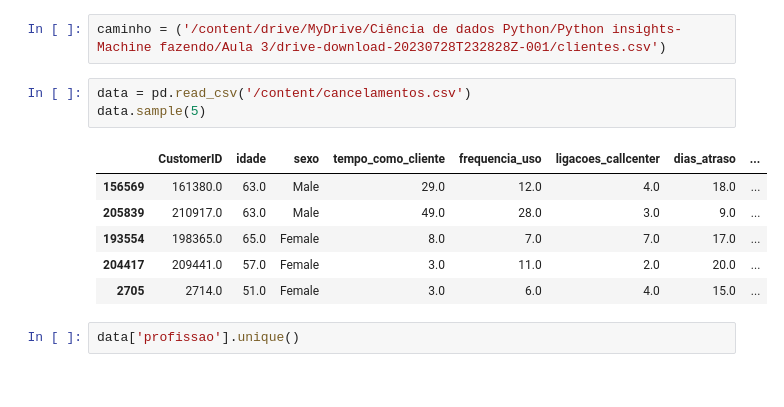
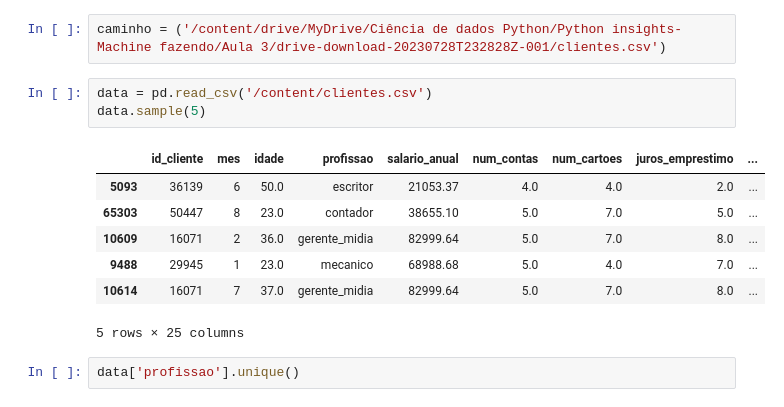
Before and after one commit to EdioHub/Score_Credito, a Jupyter notebook: Score_crédito.ipynb, the cells around one changed output. Drawn from its saved outputs; the diff is of its cells as text.

```diff
--- a/Score_crédito.ipynb
+++ b/Score_crédito.ipynb
@@ -16,15 +16,16 @@ import sklearn
 # %%
 caminho = ('/content/drive/MyDrive/Ciência de dados Python/Python insights-Machine fazendo/Aula 3/drive-download-20230728T232828Z-001/clientes.csv')
 # %%
-data = pd.read_csv('/content/cancelamentos.csv')
+data = pd.read_csv('/content/clientes.csv')
 data.sample(5)
 # %% [output]
-|  | CustomerID | idade | sexo | tempo_como_cliente | frequencia_uso | ligacoes_callcenter | dias_atraso | ... |
-| 156569 | 161380.0 | 63.0 | Male | 29.0 | 12.0 | 4.0 | 18.0 | ... |
-| 205839 | 210917.0 | 63.0 | Male | 49.0 | 28.0 | 3.0 | 9.0 | ... |
-| 193554 | 198365.0 | 65.0 | Female | 8.0 | 7.0 | 7.0 | 17.0 | ... |
-| 204417 | 209441.0 | 57.0 | Female | 3.0 | 11.0 | 2.0 | 20.0 | ... |
-| 2705 | 2714.0 | 51.0 | Female | 3.0 | 6.0 | 4.0 | 15.0 | ... |
+|  | id_cliente | mes | idade | profissao | salario_anual | num_contas | num_cartoes | juros_emprestimo | ... |
+| 5093 | 36139 | 6 | 50.0 | escritor | 21053.37 | 4.0 | 4.0 | 2.0 | ... |
+| 65303 | 50447 | 8 | 23.0 | contador | 38655.10 | 5.0 | 7.0 | 5.0 | ... |
+| 10609 | 16071 | 2 | 36.0 | gerente_midia | 82999.64 | 5.0 | 7.0 | 8.0 | ... |
+| 9488 | 29945 | 1 | 23.0 | mecanico | 68988.68 | 5.0 | 4.0 | 7.0 | ... |
+| 10614 | 16071 | 7 | 37.0 | gerente_midia | 82999.64 | 5.0 | 7.0 | 8.0 | ... |
+5 rows × 25 columns
 # %%
 data['profissao'].unique()
 # %% [output]
```
Also changed, not shown: parts of 6 cells of this notebook.
